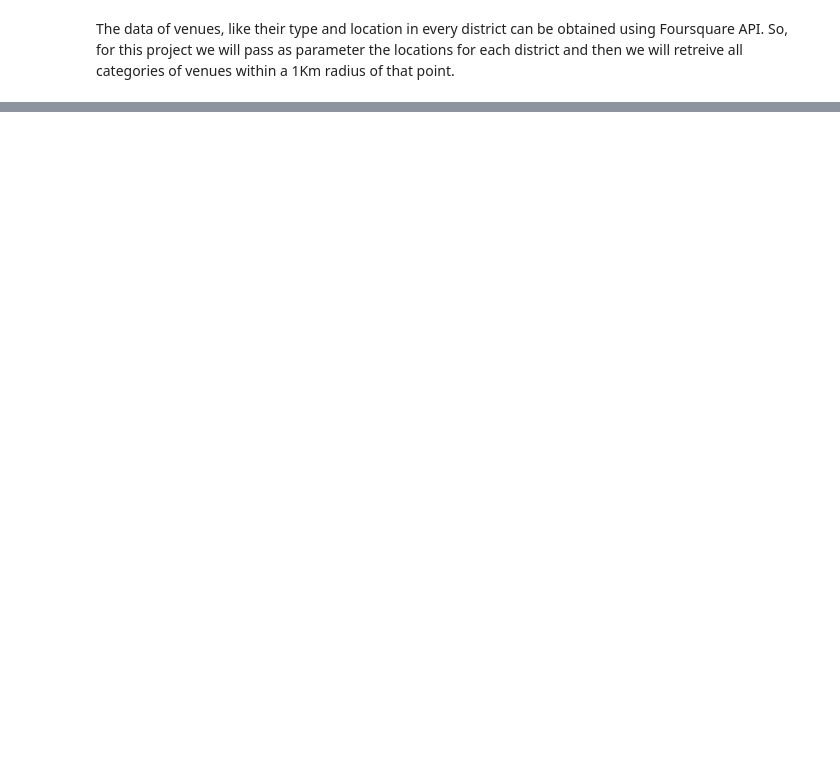
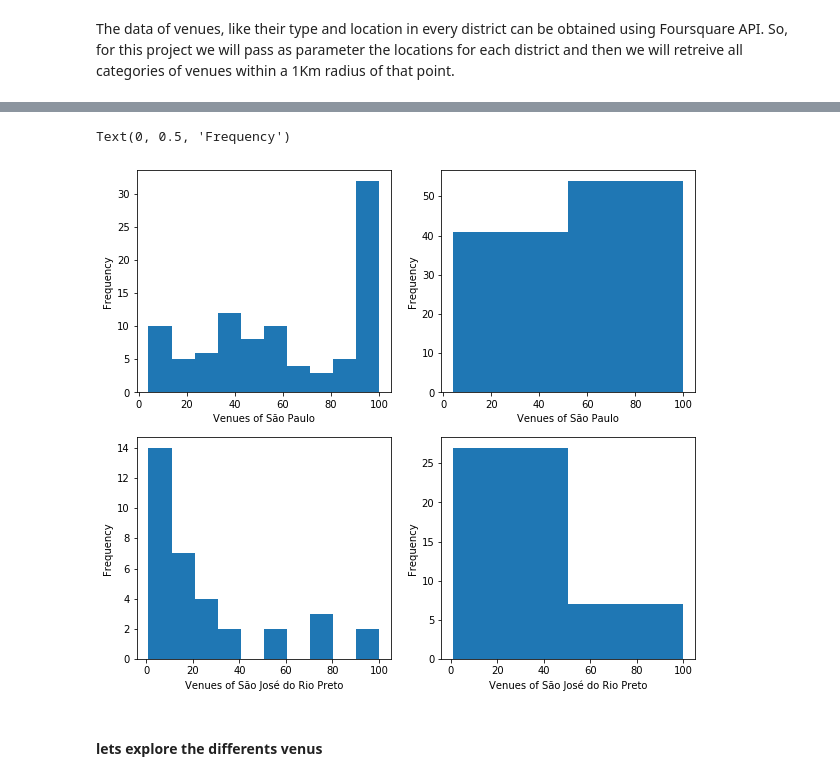
Before and after one commit to BrunoKings0/Coursera_Capstone, a Jupyter notebook: Capstone Project.ipynb, the cells around one changed output, grey strips where cells are left out. Cells and saved outputs as stored; diff of their text form; code cells hidden in the pictures; blank space fills up the shorter version.

```diff
--- a/Capstone Project.ipynb
+++ b/Capstone Project.ipynb
@@ -32,0 +241,34 @@ So, for this project we will pass as parameter the locations for each district a
+# %%
+sp_his = sp_count.Venue.tolist()
+rp_his = rp_count.Venue.tolist()
+# %%
+fig = plt.figure(figsize=(10,9))
+
+ax1 = fig.add_subplot(2, 2, 1)
+
+ax1.hist(sp_his, bins = 10)
+ax1.set_xlabel('Venues of São Paulo')
+ax1.set_ylabel('Frequency')
+#plt.title('oi')
+
+ax2 = fig.add_subplot(2, 2, 2)
+ax2.hist(sp_his, bins = 2)
+ax2.set_xlabel('Venues of São Paulo')
+ax2.set_ylabel('Frequency')
+#plt.title('oi')
+#ax2.set_ylabel('Frequency')
+
+ax3 = fig.add_subplot(2, 2, 3)
+ax3.hist(rp_his, bins = 10)
+ax3.set_xlabel('Venues of São José do Rio Preto')
+ax3.set_ylabel('Frequency')
+
+ax4 = fig.add_subplot(2, 2, 4)
+ax4.hist(rp_his, bins = 2)
+ax4.set_xlabel('Venues of São José do Rio Preto')
+ax4.set_ylabel('Frequency')
+# %% [output]
+Text(0, 0.5, 'Frequency')
+[figure, added]
+# %% [markdown]
+####  lets explore the differents venus
```
Also changed, not shown: parts of 92 cells of this notebook, 2 other files.
